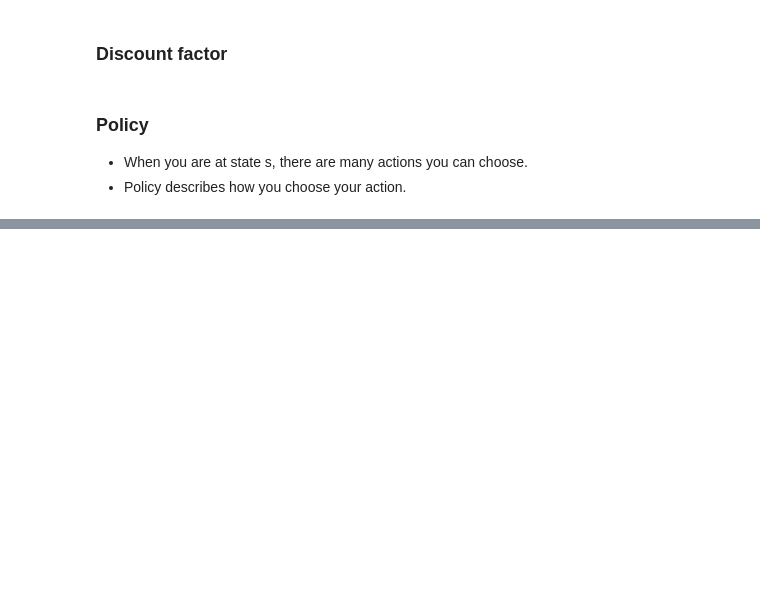
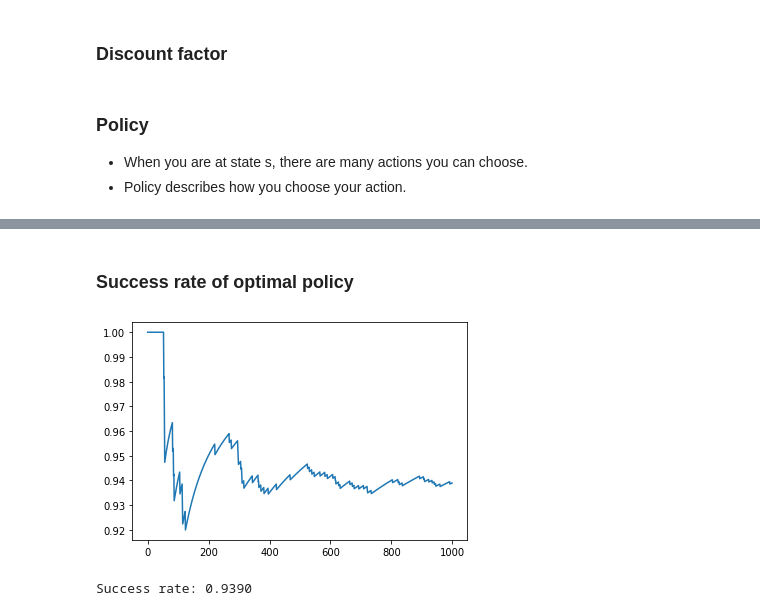
Before and after one commit to ckiekim/TIL, a Jupyter notebook: 21.Reinforced_Learning/03_MarkovDecisionProcess.ipynb, the cells around one changed output, grey strips where cells are left out. Drawn from its saved outputs; the diff is of its cells as text; code cells hidden in the pictures; blank space fills up the shorter version.

```diff
--- a/21.Reinforced_Learning/03_MarkovDecisionProcess.ipynb
+++ b/21.Reinforced_Learning/03_MarkovDecisionProcess.ipynb
@@ -37,12 +40,12 @@ P[ 0, 3, :] = [ .1, .1,  0,  0, .8,  0,  0,  0,  0,  0,  0 ]
 P[ 1, 0, :] = [ .8, .2,  0,  0,  0,  0,  0,  0,  0,  0,  0 ]
 P[ 1, 1, :] = [  0, .2, .8,  0,  0,  0,  0,  0,  0,  0,  0 ]
 P[ 1, 2, :] = [ .1, .8, .1,  0,  0,  0,  0,  0,  0,  0,  0 ]
-P[ 1, 3, :] = [ .1, .8, .1,  0, .8,  0,  0,  0,  0,  0,  0 ]
+P[ 1, 3, :] = [ .1, .8, .1,  0,  0,  0,  0,  0,  0,  0,  0 ]
 
 P[ 2, 0, :] = [  0, .8, .1,  0,  0, .1,  0,  0,  0,  0,  0 ]
 P[ 2, 1, :] = [  0,  0, .1, .8,  0, .1,  0,  0,  0,  0,  0 ]
 P[ 2, 2, :] = [  0, .1, .8, .1,  0,  0,  0,  0,  0,  0,  0 ]
-P[ 2, 3, :] = [  0, .1,  0, .1, .8, .8,  0,  0,  0,  0,  0 ]
+P[ 2, 3, :] = [  0, .1,  0, .1,  0, .8,  0,  0,  0,  0,  0 ]
 
 P[ 3, 0, :] = [  0,  0,  0,  1,  0,  0,  0,  0,  0,  0,  0 ]
 P[ 3, 1, :] = [  0,  0,  0,  1,  0,  0,  0,  0,  0,  0,  0 ]
@@ -58,7 +61,7 @@ P[ 4, 3, :] = [  0,  0,  0,  0, .2,  0,  0, .8,  0,  0,  0 ]
 P[ 5, 0, :] = [  0,  0, .1,  0,  0, .8,  0,  0,  0, .1,  0 ]
 P[ 5, 1, :] = [  0,  0, .1,  0,  0,  0, .8,  0,  0, .1,  0 ]
 P[ 5, 2, :] = [  0,  0, .8,  0,  0, .1, .1,  0,  0,  0,  0 ]
-P[ 5, 3, :] = [  0,  0,  0,  0,  0, .1, .1, .8,  0, .1,  0 ]
+P[ 5, 3, :] = [  0,  0,  0,  0,  0, .1, .1,  0,  0, .8,  0 ]
 
 P[ 6, 0, :] = [  0,  0,  0,  0,  0,  0,  1,  0,  0,  0,  0 ]
 P[ 6, 1, :] = [  0,  0,  0,  0,  0,  0,  1,  0,  0,  0,  0 ]
@@ -74,7 +77,7 @@ P[ 7, 3, :] = [  0,  0,  0,  0,  0,  0,  0, .9, .1,  0,  0 ]
 P[ 8, 0, :] = [  0,  0,  0,  0,  0,  0,  0, .8, .2,  0,  0 ]
 P[ 8, 1, :] = [  0,  0,  0,  0,  0,  0,  0,  0, .2, .8,  0 ]
 P[ 8, 2, :] = [  0,  0,  0,  0,  0,  0,  0, .1, .8, .1,  0 ]
-P[ 8, 3, :] = [  0,  0,  0,  0, .8,  0,  0, .1, .8, .1,  0 ]
+P[ 8, 3, :] = [  0,  0,  0,  0, .0,  0,  0, .1, .8, .1,  0 ]
 
 P[ 9, 0, :] = [  0,  0,  0,  0,  0, .1,  0,  0, .8, .1,  0 ]
 P[ 9, 1, :] = [  0,  0,  0,  0,  0, .1,  0,  0,  0, .1, .8 ]
@@ -121,0 +138,13 @@ policy[10,:] = [0,0,1,0]  # ^ (up)
+# %%
+policy = np.empty((N_STATES, N_ACTIONS))
+policy[0, :] = [0,1,0,0]  # ->
+policy[1, :] = [0,1,0,0]  # ->
+policy[2, :] = [0,1,0,0]  # ->
+policy[3, :] = [0,1,0,0]  # 1
+policy[4, :] = [0,0,1,0]  # ^ (up)
+policy[5, :] = [0,0,1,0]  # ^ (up)
+policy[6, :] = [0,0,1,0]  # -1
+policy[7, :] = [0,0,1,0]  # ^ (up)
+policy[8, :] = [1,0,0,0]  # <-
+policy[9, :] = [1,0,0,0]  # <-
+policy[10,:] = [1,0,0,0]  # <-
@@ -121,0 +283,29 @@ policy[10,:] = [0,0,1,0]  # ^ (up)
+# %% [markdown]
+### Success rate of optimal policy
+# %%
+epoch = 1000
+simulation_history = []
+for _ in range(epoch):
+    done = False
+    src = np.random.choice([0,1,2,4,5,7,8,9,10])
+    while not done:
+        a = np.random.choice(actions, p=policy[src,:])
+        dst = np.random.choice(states, p=P[src, a, :])
+        if (dst == 3):
+            done = True
+            simulation_history.append(1.)
+        elif (dst == 6):
+            done = True
+            simulation_history.append(0.)
+        else:
+            src = dst
+# %%
+history = np.cumsum(simulation_history) / (np.arange(epoch)+1)
+
+plt.plot(history)
+plt.show()
+
+print("Success rate: {:.4f}".format(history[-1]))
+# %% [output]
+[figure, added]
+Success rate: 0.9390
```
Also changed, not shown: parts of 12 cells of this notebook.
